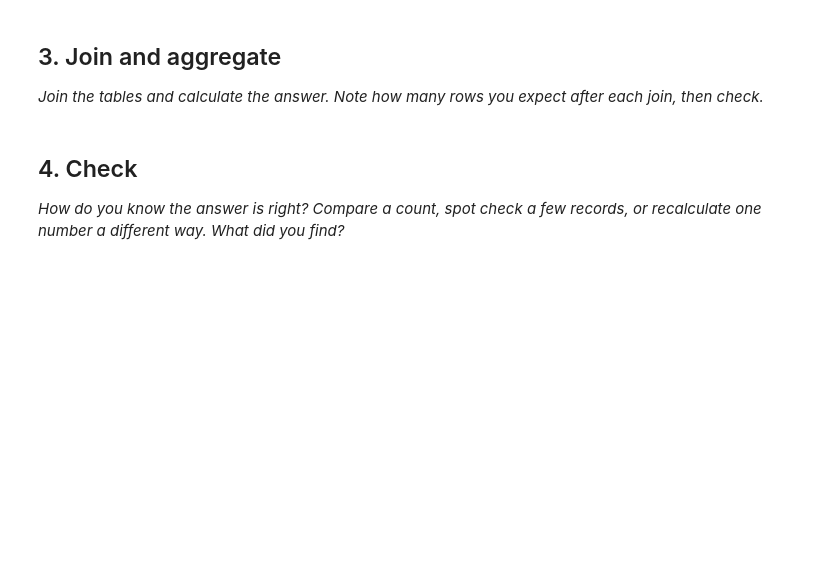
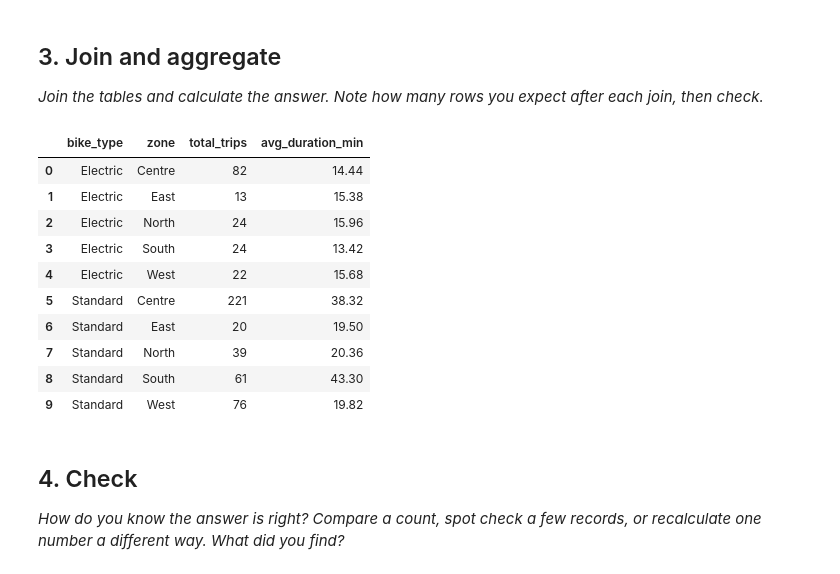
Before and after one commit to HmanseyWBS/HmanseyWBS---AnalyticsEngineering, a Jupyter notebook: Copy_of_2_03_practice_bike_hire_student.ipynb, the cells around one changed output. Cells and saved outputs as stored; diff of their text form; code cells hidden in the pictures; blank space fills up the shorter version.

```diff
--- a/Copy_of_2_03_practice_bike_hire_student.ipynb
+++ b/Copy_of_2_03_practice_bike_hire_student.ipynb
@@ -197,0 +271,5 @@ One row per combination of bike type and zone, with the number of trips and the
+# %%
+# Inspect the stations table where there are missing values (like capacity)
+stations = tables["stations"]
+print("Stations with missing values:")
+display(stations[stations.isnull().any(axis=1)])
@@ -203,6 +364,35 @@ One row per combination of bike type and zone, with the number of trips and the
 ## 3. Join and aggregate
 
 *Join the tables and calculate the answer. Note how many rows you expect after each join, then check.*
+# %%
+# Join the tables and calculate the average duration by bike type and zone
+query = """
+SELECT
+    b.bike_type,
+    s.zone,
+    COUNT(t.trip_id) AS total_trips,
+    ROUND(AVG(t.duration_min), 2) AS avg_duration_min
+FROM trips_clean AS t
+JOIN bikes_clean AS b ON t.bike_id = b.bike_id
+JOIN stations AS s ON t.start_station_id = s.station_id
+GROUP BY b.bike_type, s.zone
+ORDER BY b.bike_type, s.zone
+"""
+
+results = q(query)
+display(results)
+# %% [output]
+|  | bike_type | zone | total_trips | avg_duration_min |
+| 0 | Electric | Centre | 82 | 14.44 |
+| 1 | Electric | East | 13 | 15.38 |
+| 2 | Electric | North | 24 | 15.96 |
+| 3 | Electric | South | 24 | 13.42 |
+| 4 | Electric | West | 22 | 15.68 |
+| 5 | Standard | Centre | 221 | 38.32 |
+| 6 | Standard | East | 20 | 19.50 |
+| 7 | Standard | North | 39 | 20.36 |
+| 8 | Standard | South | 61 | 43.30 |
+| 9 | Standard | West | 76 | 19.82 |
 # %% [markdown]
 ## 4. Check
 
```
Also changed, not shown: parts of 9 cells of this notebook.
